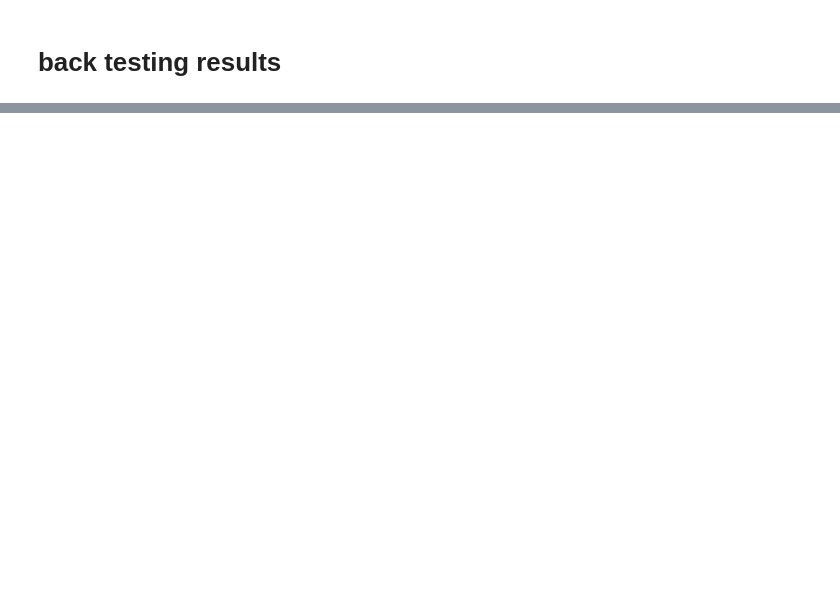
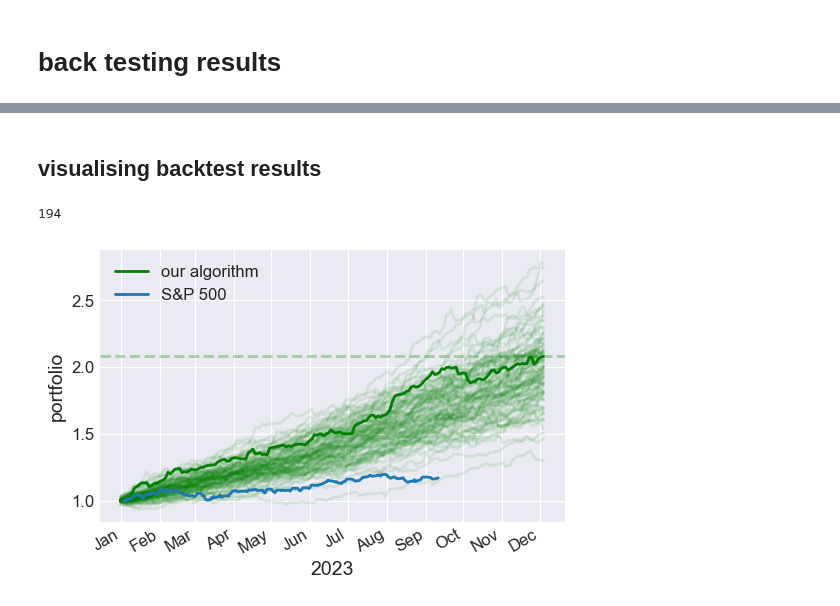
Before and after one commit to alexpvpmindustry/cryptotradr, a Jupyter notebook: 2_1_1_download_data_for_momentum.ipynb, the cells around one changed output, grey strips where cells are left out. Drawn from its saved outputs; the diff is of its cells as text; code cells hidden in the pictures; blank space fills up the shorter version.

```diff
--- a/2_1_1_download_data_for_momentum.ipynb
+++ b/2_1_1_download_data_for_momentum.ipynb
@@ -230,0 +197,52 @@ for idd,s in enumerate(subset_symbols[:]):
+# %% [markdown]
+## visualising backtest results
+# %%
+import csv
+snp500 = []
+snp_day = []
+with open('Downloaded_snp500.csv', newline='') as f:
+    reader = csv.reader(f)
+    for i,row in enumerate(reader):
+        #print(row[4])
+        if i!=0:
+            snp500.append(float(row[4].replace(",","")))
+            snp_day.append(row[0])
+snp500 = snp500[::-1]
+snp_day = snp_day[::-1]
+snp_days = [datetime(*[int(ii) for ii in [snp_dayi.split("/")[iii] for iii in [2,0,1]]]) for snp_dayi in snp_day]
+# %%
+start_date = datetime(2023, 1, 1)
+end_date = datetime(2023, 11, 30)
+mean_trades=np.mean(hours_between_trades)/24
+delta = timedelta(days=mean_trades)
+dates = [start_date + i*delta for i in range((end_date - start_date).days )]
+# %%
+int(365*24/np.mean(hours_between_trades))
+# %% [output]
+194
+# %%
+random.seed(51)
+
+plt.figure(figsize=(6,4))
+for _ in range(100): # monte carlo selection from backtested results
+    p1 = 1
+    profit_array = []
+    for _ in range(int(365*24/np.mean(hours_between_trades))-14):
+        p=random.choice(profits)
+        p1*=(p+1-0.001)
+        profit_array.append(p1)
+    plt.plot(dates[:len(profit_array)],profit_array,alpha=0.1,c="g")
+    #plt.plot( np.arange(len(profit_array))*mean_trades,profit_array,alpha=0.1,c="g")
+plt.plot(dates[:len(profit_array)],profit_array,alpha=1,c="g",label="our algorithm")
+#plt.plot( np.arange(len(profit_array))*mean_trades,profit_array,alpha=1,c="g",label="our algorithm")
+plt.axhline(profit_array[-1],ls="--",c="g",alpha=0.3)
+#plt.plot(dates[:len(snp500)],np.asarray(snp500)/snp500[0],label="S&P 500")
+plt.plot( snp_days,np.asarray(snp500)/snp500[0],label="S&P 500")
+plt.legend()
+plt.xlabel("2023")
+plt.ylabel("portfolio")
+plt.gca().xaxis.set_major_formatter(mdates.DateFormatter('%b'))
+plt.gca().xaxis.set_major_locator(mdates.MonthLocator())
+plt.gcf().autofmt_xdate()  # Rotation of date labels
+# %% [output]
+[figure, added]
```
Also changed, not shown: parts of 13 cells of this notebook, 1 other file.
